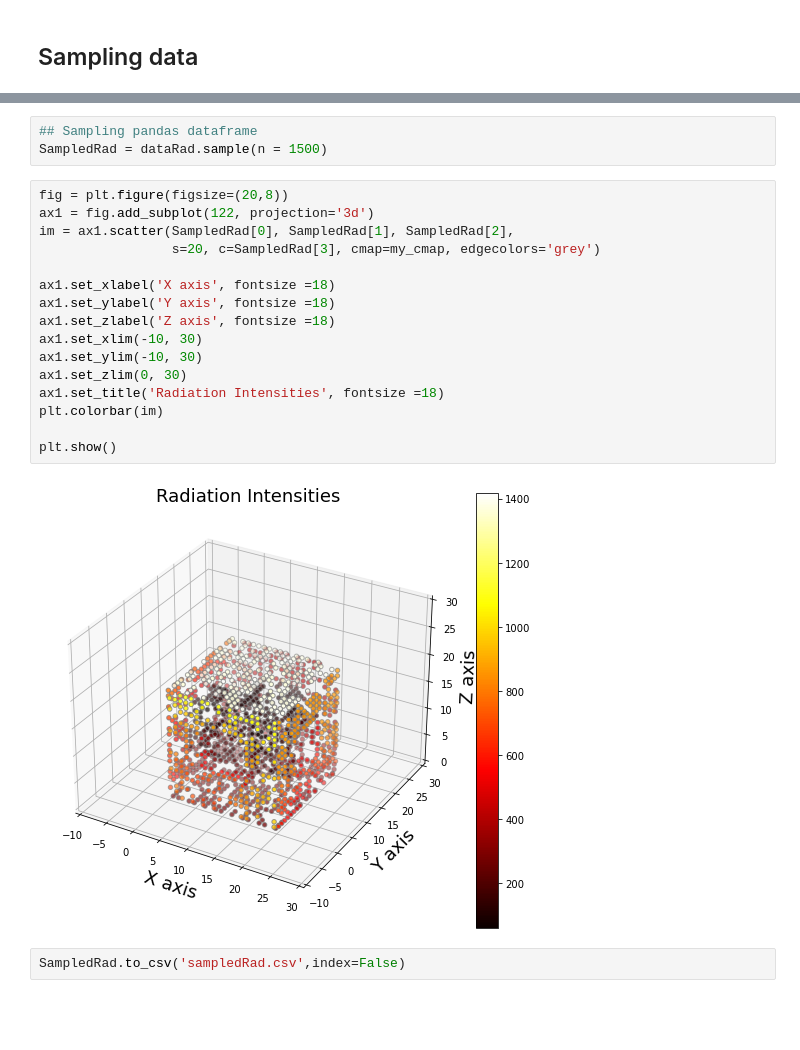
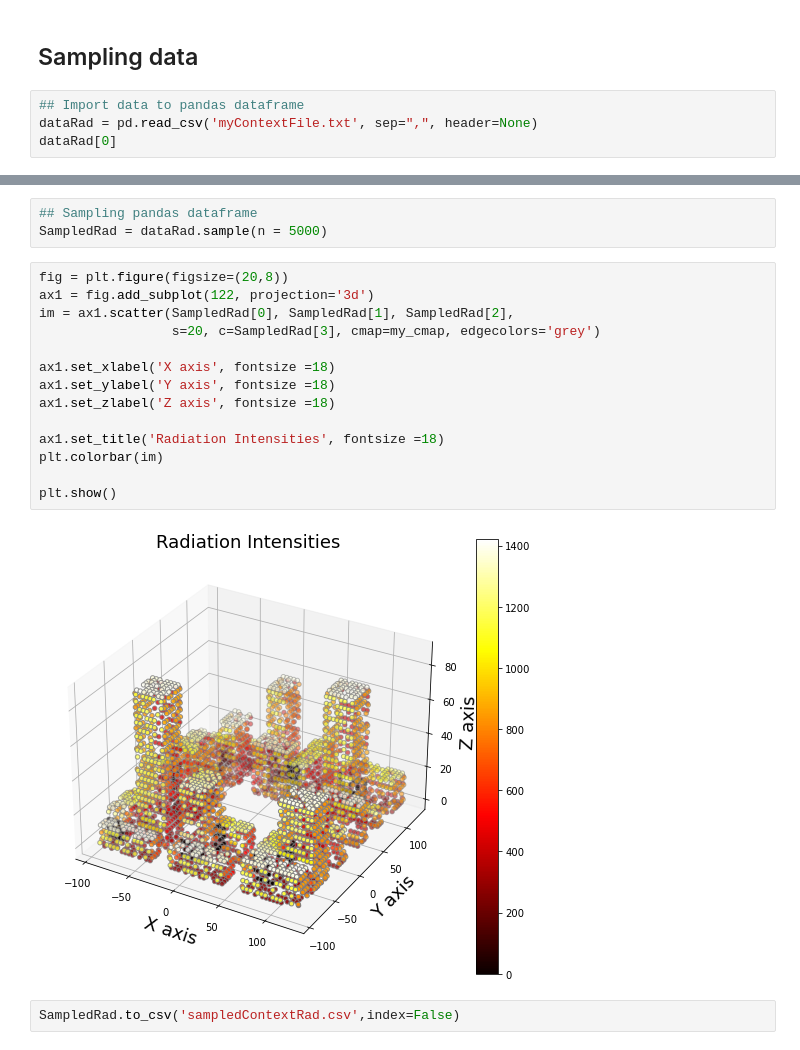
Before and after one commit to jhan2harvard/DataScience_BPS_GSD2021, a Jupyter notebook: Day2/2021_DataScience_BPS_Day2.ipynb, the cells around one changed output, grey strips where cells are left out. Cells and saved outputs as stored; diff of their text form; blank space fills up the shorter version.

```diff
--- a/Day2/2021_DataScience_BPS_Day2.ipynb
+++ b/Day2/2021_DataScience_BPS_Day2.ipynb
@@ -60,3 +60,7 @@ plt.show()
 [figure]
 # %% [markdown]
 ## Sampling data
+# %%
+## Import data to pandas dataframe
+dataRad = pd.read_csv('myContextFile.txt', sep=",", header=None)
+dataRad[0]
@@ -63,23 +96,21 @@ plt.show()
 # %%
 ## Sampling pandas dataframe
-SampledRad = dataRad.sample(n = 1500)
+SampledRad = dataRad.sample(n = 5000)
 # %%
 fig = plt.figure(figsize=(20,8))
 ax1 = fig.add_subplot(122, projection='3d')
 im = ax1.scatter(SampledRad[0], SampledRad[1], SampledRad[2],
                  s=20, c=SampledRad[3], cmap=my_cmap, edgecolors='grey')
 
 ax1.set_xlabel('X axis', fontsize =18)
 ax1.set_ylabel('Y axis', fontsize =18)
 ax1.set_zlabel('Z axis', fontsize =18)
-ax1.set_xlim(-10, 30)
-ax1.set_ylim(-10, 30)
-ax1.set_zlim(0, 30)
+
 ax1.set_title('Radiation Intensities', fontsize =18)
 plt.colorbar(im)
 
 plt.show()
 # %% [output]
-[figure, old version]
+[figure, new version]
 # %%
-SampledRad.to_csv('sampledRad.csv',index=False)
+SampledRad.to_csv('sampledContextRad.csv',index=False)
```
Also changed, not shown: parts of 2 cells of this notebook, 1 other file.
